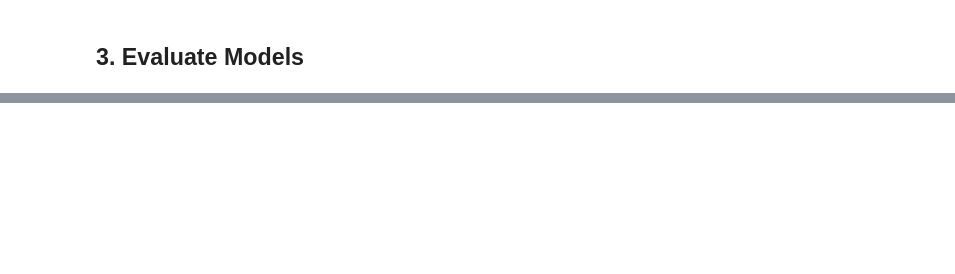
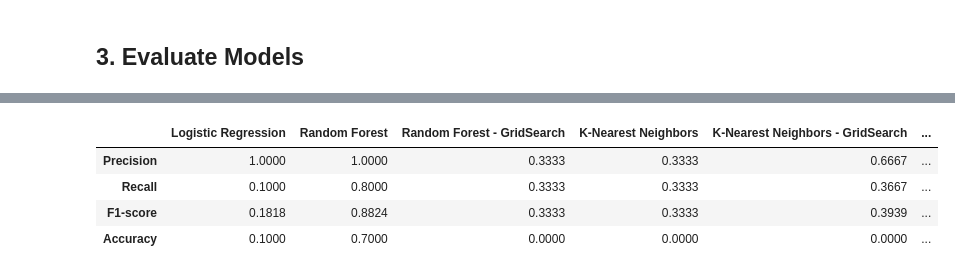
Before and after one commit to ebadakhter/ADS-599-Capstone-Project, a Jupyter notebook: code/model_notebook.ipynb, the cells around one changed output, grey strips where cells are left out. Cells and saved outputs as stored; diff of their text form; code cells hidden in the pictures; blank space fills up the shorter version.

```diff
--- a/code/model_notebook.ipynb
+++ b/code/model_notebook.ipynb
@@ -297,6 +302,8 @@ Classification Report:
    macro avg       0.31      0.08      0.09      1744
 weighted avg       0.99      0.78      0.78      1744
  samples avg       1.00      0.91      0.93      1744
+# %%
+y_pred_knn_test = knn_classifier.predict(X_test)
 # %%
 plt.plot(n_neighbors, train_score.values(), label="Train Accuracy")
 plt.plot(n_neighbors, valid_score.values(), label="Validation Accuracy")
@@ -375,4 +394,6 @@ weighted avg       0.99      0.78      0.78      1744
  samples avg       1.00      0.91      0.93      1744
+# %%
+y_pred_knn_grid_test = final_knn_model.predict(X_test)
 # %% [markdown]
 ### 2.4 XGBoost Model
 # %%
@@ -451,6 +468,8 @@ Classification Report:
     accuracy                           0.86      1362
    macro avg       0.51      0.34      0.36      1362
 weighted avg       0.81      0.86      0.81      1362
+# %%
+y_pred_xgb_test = final_xgb_model.predict(X_test)
 # %% [markdown]
 ### 2.5 Presidio Model
 # %%
@@ -897,0 +941,45 @@ plt.show()
+# %%
+# Logistic Regression
+precision_logreg, recall_logreg, f1_logreg, accuracy_logreg = calculate_metrics(y_test_argmax, y_pred_logreg_test)
+
+# Random Forest
+precision_rf, recall_rf, f1_rf, accuracy_rf = calculate_metrics(y_test, y_pred_rf_test)
+precision_rf_grid, recall_rf_grid, f1_rf_grid, accuracy_rf_grid = calculate_metrics(y_test, y_pred_rf_grid_test)
+
+# KNN
+precision_knn, recall_knn, f1_knn, accuracy_knn = calculate_metrics(y_test, y_pred_knn_test)
+precision_knn_grid, recall_knn_grid, f1_knn_grid, accuracy_knn_grid = calculate_metrics(y_test, y_pred_knn_grid_test)
+
+# XGBoost
+precision_xgb, recall_xgb, f1_xgb, accuracy_xgb = calculate_metrics(y_test_argmax, y_pred_xgb_test)
+
+# Presidio Analyzer
+#precision_pres, recall_pres, f1_pres, accuracy_pres = calculate_metrics(y_test_pres, y_pred_pres)
+
+test_models_metrics = {
+    'Logistic Regression':
+        {'Precision': precision_logreg, 'Recall': recall_logreg, 'F1-score': f1_logreg, 'Accuracy': accuracy_logreg},
+    'Random Forest':
+        {'Precision': precision_rf, 'Recall': recall_rf, 'F1-score': f1_rf, 'Accuracy': accuracy_rf},
+    'Random Forest - GridSearch':
+        {'Precision': precision_rf_grid, 'Recall': recall_rf_grid, 'F1-score': f1_rf_grid, 'Accuracy': accuracy_rf_grid},
+    'K-Nearest Neighbors':
+        {'Precision': precision_knn, 'Recall': recall_knn, 'F1-score': f1_knn, 'Accuracy': accuracy_knn},
+    'K-Nearest Neighbors - GridSearch':
+        {'Precision': precision_knn_grid, 'Recall': recall_knn_grid, 'F1-score': f1_knn_grid, 'Accuracy': accuracy_knn_grid},
+    'XGBoost - RandomSearch':
+        {'Precision': precision_xgb, 'Recall': recall_xgb, 'F1-score': f1_xgb, 'Accuracy': accuracy_xgb},
+    'Presidio Analyzer':
+        {'Precision': 0, 'Recall': 0, 'F1-score': 0, 'Accuracy': 0}
+}
+
+# Convert the dictionary to a pandas DataFrame
+model_test_metrics_df = pd.DataFrame(test_models_metrics)
+model_test_metrics_df = round(model_test_metrics_df, 4)
+model_test_metrics_df
+# %% [output]
+|  | Logistic Regression | Random Forest | Random Forest - GridSearch | K-Nearest Neighbors | K-Nearest Neighbors - GridSearch | ... |
+| Precision | 1.0000 | 1.0000 | 0.3333 | 0.3333 | 0.6667 | ... |
+| Recall | 0.1000 | 0.8000 | 0.3333 | 0.3333 | 0.3667 | ... |
+| F1-score | 0.1818 | 0.8824 | 0.3333 | 0.3333 | 0.3939 | ... |
+| Accuracy | 0.1000 | 0.7000 | 0.0000 | 0.0000 | 0.0000 | ... |
```
Also changed, not shown: parts of 33 cells of this notebook, 10 other files.
